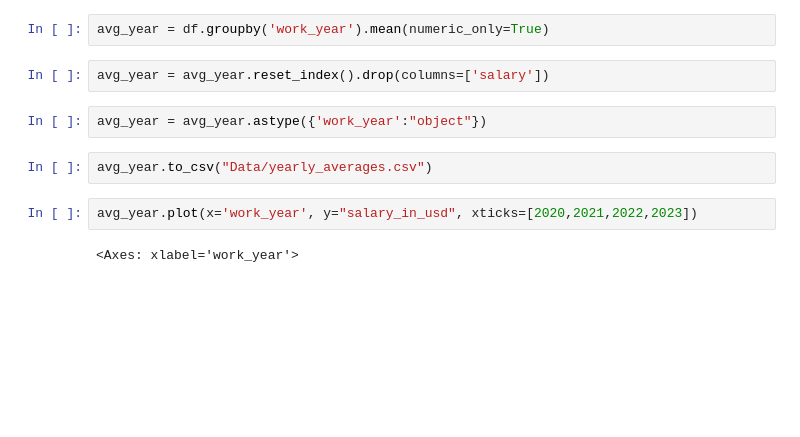
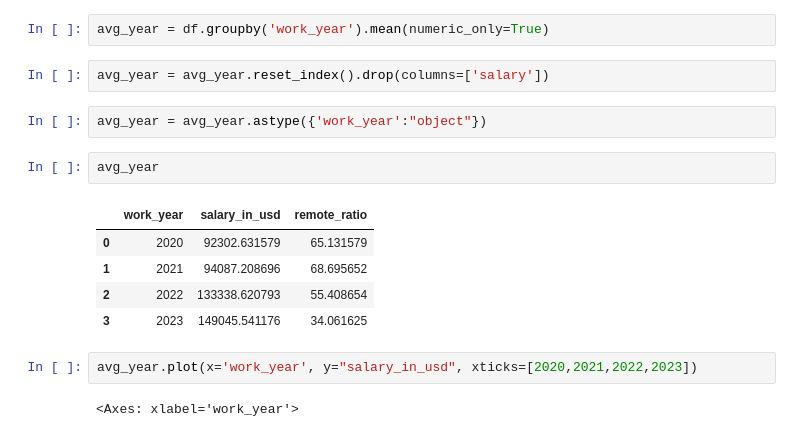
Before and after one commit to StanJohn04/DataScience_Salaries_Dashboard, a Jupyter notebook: TimeSeries.ipynb, the cells around one changed output. Drawn from its saved outputs; the diff is of its cells as text; blank space fills up the shorter version.

```diff
--- a/TimeSeries.ipynb
+++ b/TimeSeries.ipynb
@@ -21,7 +21,13 @@ avg_year = avg_year.reset_index().drop(columns=['salary'])
 # %%
 avg_year = avg_year.astype({'work_year':"object"})
 # %%
-avg_year.to_csv("Data/yearly_averages.csv")
+avg_year
+# %% [output]
+|  | work_year | salary_in_usd | remote_ratio |
+| 0 | 2020 | 92302.631579 | 65.131579 |
+| 1 | 2021 | 94087.208696 | 68.695652 |
+| 2 | 2022 | 133338.620793 | 55.408654 |
+| 3 | 2023 | 149045.541176 | 34.061625 |
 # %%
 avg_year.plot(x='work_year', y="salary_in_usd", xticks=[2020,2021,2022,2023])
 # %% [output]
```
Also changed, not shown: 3 other files.
